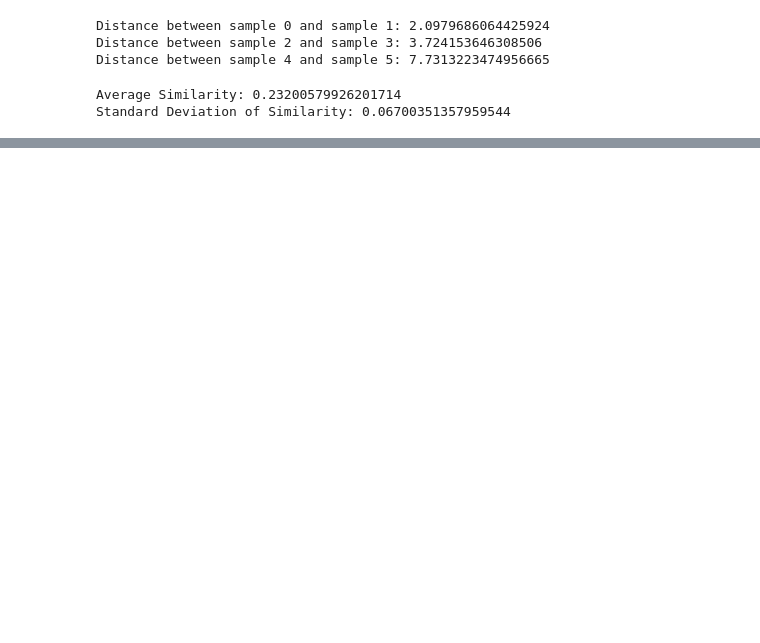
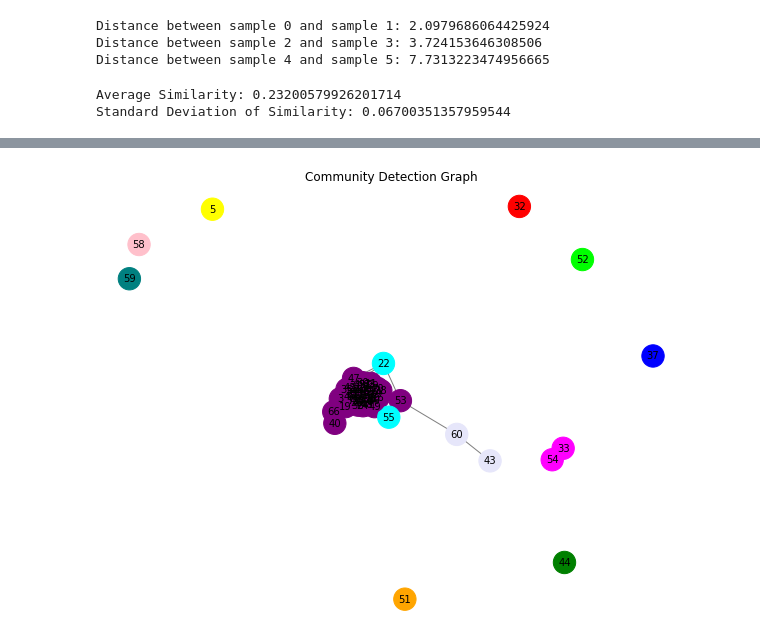
Before and after one commit to BalthazarMIGNARD/MalariaDataAnalysis, a Jupyter notebook: src/graph2.ipynb, the cells around one changed output, grey strips where cells are left out. Drawn from its saved outputs; the diff is of its cells as text; code cells hidden in the pictures; blank space fills up the shorter version.

```diff
--- a/src/graph2.ipynb
+++ b/src/graph2.ipynb
@@ -749,0 +732,88 @@ Community 10:
+# %%
+import math
+from collections import Counter
+import community as cmnt
+import networkx as nx
+import matplotlib.pyplot as plt
+
+# Compute entropy of a distribution
+def entropy(dist):
+    entropy = 0
+    total = sum(dist.values())
+    for count in dist.values():
+        probability = count / total
+        if probability > 0:
+            entropy -= probability * math.log2(probability)
+    return entropy
+
+resolution = 0.1
+
+# Apply threshold on similarity matrix
+threshold = average_similarity  # default
+# threshold = 0.10  # Adjust the threshold as needed
+similarity_matrix[similarity_matrix < threshold] = 0
+
+# Create graph from similarity matrix
+G = nx.from_numpy_matrix(similarity_matrix)
+
+# Set node colors based on ICU values
+node_colors_icu = ['red' if filtered_df['ICU'].iloc[i] == 1 else 'blue' for i in range(filtered_df.shape[0])]
+
+# Set node colors based on community
+community_colors = ['red', 'blue', 'green', 'orange', 'purple', 'yellow', 'cyan', 'magenta', 'lime', 'pink',
+                    'teal', 'lavender', 'brown', 'gray', 'olive', 'maroon', 'navy', 'aquamarine', 'gold', 'salmon']
+
+# Compute communities using Louvain algorithm
+partition = cmnt.community_louvain.best_partition(G, resolution=resolution)
+
+# Assign colors to nodes based on community
+node_colors_community = [community_colors[community] for community in partition.values()]
+
+# Set up the subplots
+fig, axes = plt.subplots(nrows=1, ncols=2, figsize=(12, 6))
+
+# Plot the similarity graph
+ax1 = axes[0]
+ax1.set_title("Similarity Graph")
+pos = nx.spring_layout(G)
+nx.draw(G, pos, with_labels=True, node_color=node_colors_icu, node_size=500, font_size=10, edge_color='gray', ax=ax1)
+
+# Compute the number of members, entropy, and dominant label for each community
+community_members = Counter(partition.values())
+community_entropies = {}
+community_dominant_labels = {}
+for node, community in partition.items():
+    icu_value = filtered_df.iloc[node]['ICU']
+    if community in community_entropies:
+        community_entropies[community][icu_value] += 1
+    else:
+        community_entropies[community] = Counter()
+        community_entropies[community][icu_value] = 1
+
+    if community not in community_dominant_labels:
+        community_dominant_labels[community] = []
+    community_dominant_labels[community].append(icu_value)
+
+# Plot the community detection graph
+ax2 = axes[1]
+ax2.set_title("Community Detection Graph")
+nx.draw(G, pos, with_labels=True, node_color=node_colors_community, node_size=500, font_size=10, edge_color='gray', ax=ax2)
+
+# Print the number of members, entropy, and dominant label for each community
+print("Community Information:")
+for community, members in community_members.items():
+    dist = community_entropies[community]
+    community_entropy = entropy(dist)
+    dominant_label = Counter(community_dominant_labels[community]).most_common(1)[0][0]
+    print(f"Community {community}:")
+    print(f"  Members: {members}")
+    print(f"  Entropy: {community_entropy}")
+    print(f"  Dominant Label: {dominant_label}")
+
+# Adjust spacing between subplots
+plt.tight_layout()
+
+# Show the plot
+plt.show()
+# %% [output]
+[figure, added]
```
Also changed, not shown: parts of 3 cells of this notebook, 12 other files.
